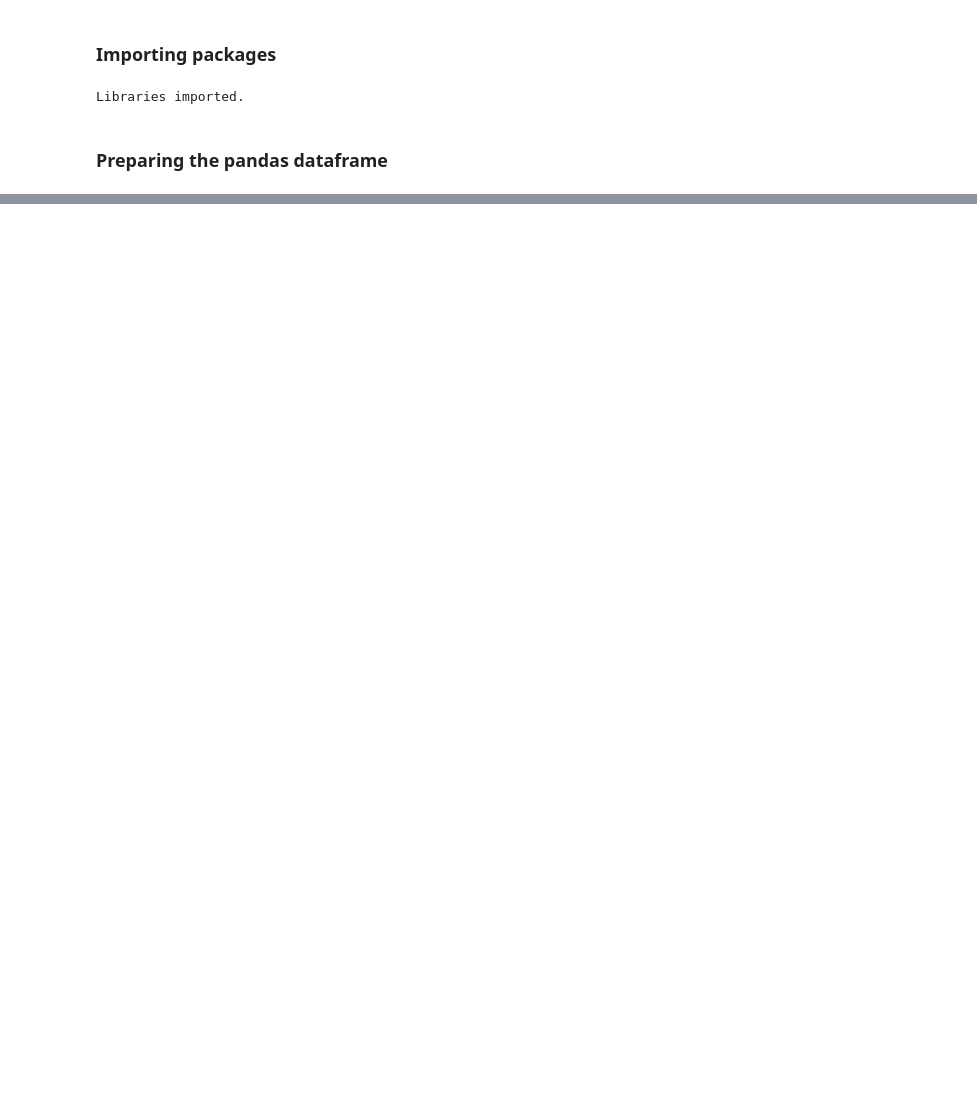
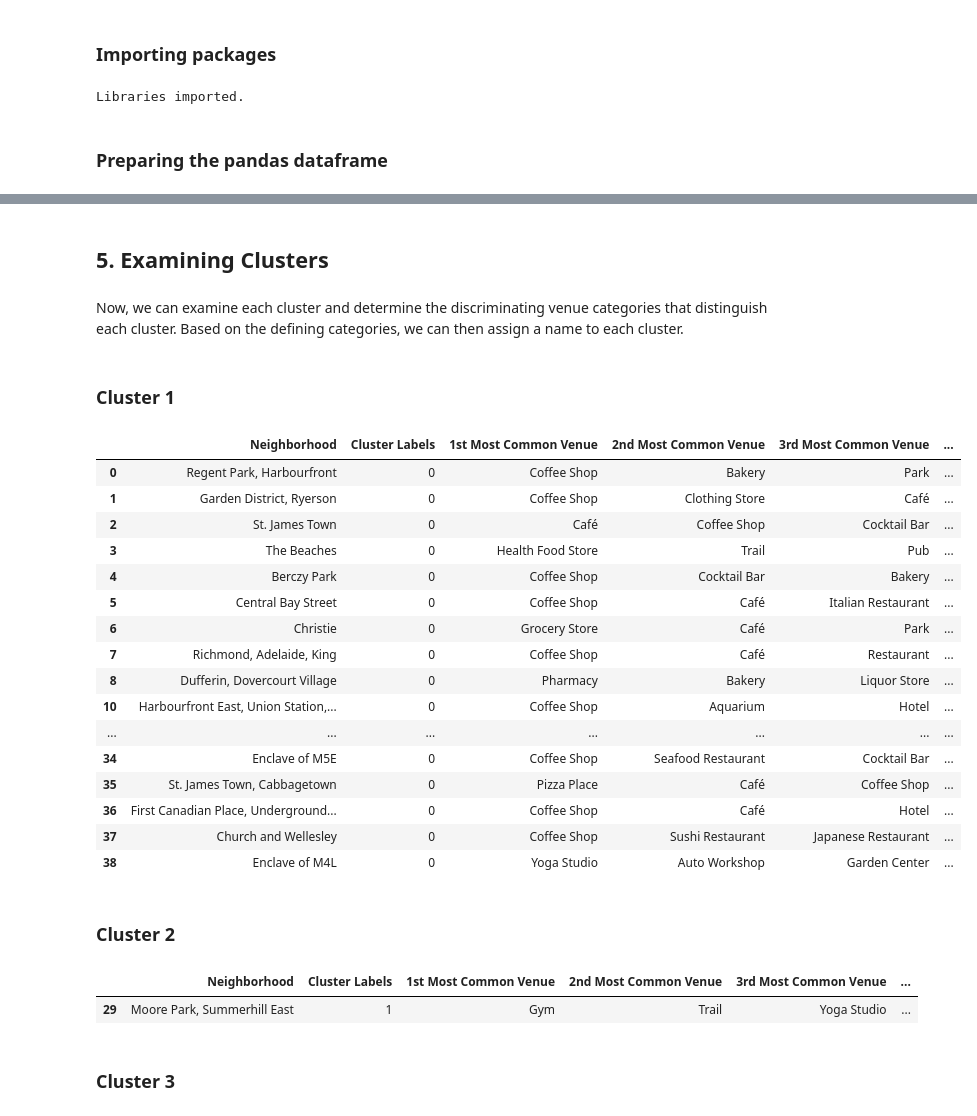
Before and after one commit to joseph-josh/Coursera_Capstone, a Jupyter notebook: scripts/python_code.ipynb, the cells around one changed output, grey strips where cells are left out. Cells and saved outputs as stored; diff of their text form; code cells hidden in the pictures; blank space fills up the shorter version.

```diff
--- a/scripts/python_code.ipynb
+++ b/scripts/python_code.ipynb
@@ -76,0 +412,21 @@ FeatureNotFound: Couldn't find a tree builder with the features you requested: h
+# %%
+num_top_venues = 10
+
+indicators = ['st', 'nd', 'rd']
+
+# create columns according to number of top venues
+columns = ['Neighborhood']
+for ind in np.arange(num_top_venues):
+    try:
+        columns.append('{}{} Most Common Venue'.format(ind+1, indicators[ind]))
+    except:
+        columns.append('{}th Most Common Venue'.format(ind+1))
+
+# create a new dataframe
+neighborhoods_venues_sorted = pd.DataFrame(columns=columns)
+neighborhoods_venues_sorted['Neighborhood'] = toronto_grouped['Neighborhood']
+
+for ind in np.arange(toronto_grouped.shape[0]):
+    neighborhoods_venues_sorted.iloc[ind, 1:] = return_most_common_venues(toronto_grouped.iloc[ind, :], num_top_venues)
+
+neighborhoods_venues_sorted.head()
@@ -76,0 +444,11 @@ FeatureNotFound: Couldn't find a tree builder with the features you requested: h
+# %%
+# set number of clusters
+kclusters = 5
+
+toronto_grouped_clustering = toronto_grouped.drop('Neighborhood', 1)
+
+# run k-means clustering
+kmeans = KMeans(n_clusters=kclusters, random_state=0).fit(toronto_grouped_clustering)
+
+# check cluster labels generated for each row in the dataframe
+kmeans.labels_[0:20]
@@ -76,0 +459,10 @@ FeatureNotFound: Couldn't find a tree builder with the features you requested: h
+# %%
+# add clustering labels
+neighborhoods_venues_sorted.insert(0, 'Cluster Labels', kmeans.labels_)
+
+toronto_merged = toronto_data
+
+# merge toronto_grouped with toronto_data to add latitude/longitude for each neighborhood
+toronto_merged = toronto_merged.join(neighborhoods_venues_sorted.set_index('Neighborhood'), on='Neighborhood')
+
+toronto_merged.head() # check the last columns!
@@ -76,0 +504,35 @@ FeatureNotFound: Couldn't find a tree builder with the features you requested: h
+# %% [markdown]
+## 5. Examining Clusters
+# %% [markdown]
+Now, we can examine each cluster and determine the discriminating venue categories that distinguish each cluster. Based on the defining categories, we can then assign a name to each cluster.
+# %% [markdown]
+### Cluster 1
+# %%
+toronto_merged.loc[toronto_merged['Cluster Labels'] == 0, toronto_merged.columns[[2] + list(range(5, toronto_merged.shape[1]))]]
+# %% [output]
+|  | Neighborhood | Cluster Labels | 1st Most Common Venue | 2nd Most Common Venue | 3rd Most Common Venue | ... |
+| 0 | Regent Park, Harbourfront | 0 | Coffee Shop | Bakery | Park | ... |
+| 1 | Garden District, Ryerson | 0 | Coffee Shop | Clothing Store | Café | ... |
+| 2 | St. James Town | 0 | Café | Coffee Shop | Cocktail Bar | ... |
+| 3 | The Beaches | 0 | Health Food Store | Trail | Pub | ... |
+| 4 | Berczy Park | 0 | Coffee Shop | Cocktail Bar | Bakery | ... |
+| 5 | Central Bay Street | 0 | Coffee Shop | Café | Italian Restaurant | ... |
+| 6 | Christie | 0 | Grocery Store | Café | Park | ... |
+| 7 | Richmond, Adelaide, King | 0 | Coffee Shop | Café | Restaurant | ... |
+| 8 | Dufferin, Dovercourt Village | 0 | Pharmacy | Bakery | Liquor Store | ... |
+| 10 | Harbourfront East, Union Station,... | 0 | Coffee Shop | Aquarium | Hotel | ... |
+| ... | ... | ... | ... | ... | ... | ... |
+| 34 | Enclave of M5E | 0 | Coffee Shop | Seafood Restaurant | Cocktail Bar | ... |
+| 35 | St. James Town, Cabbagetown | 0 | Pizza Place | Café | Coffee Shop | ... |
+| 36 | First Canadian Place, Underground... | 0 | Coffee Shop | Café | Hotel | ... |
+| 37 | Church and Wellesley | 0 | Coffee Shop | Sushi Restaurant | Japanese Restaurant | ... |
+| 38 | Enclave of M4L | 0 | Yoga Studio | Auto Workshop | Garden Center | ... |
+# %% [markdown]
+### Cluster 2
+# %%
+toronto_merged.loc[toronto_merged['Cluster Labels'] == 1, toronto_merged.columns[[2] + list(range(5, toronto_merged.shape[1]))]]
+# %% [output]
+|  | Neighborhood | Cluster Labels | 1st Most Common Venue | 2nd Most Common Venue | 3rd Most Common Venue | ... |
+| 29 | Moore Park, Summerhill East | 1 | Gym | Trail | Yoga Studio | ... |
+# %% [markdown]
+### Cluster 3
```
Also changed, not shown: parts of 51 cells of this notebook, 1 other file.
